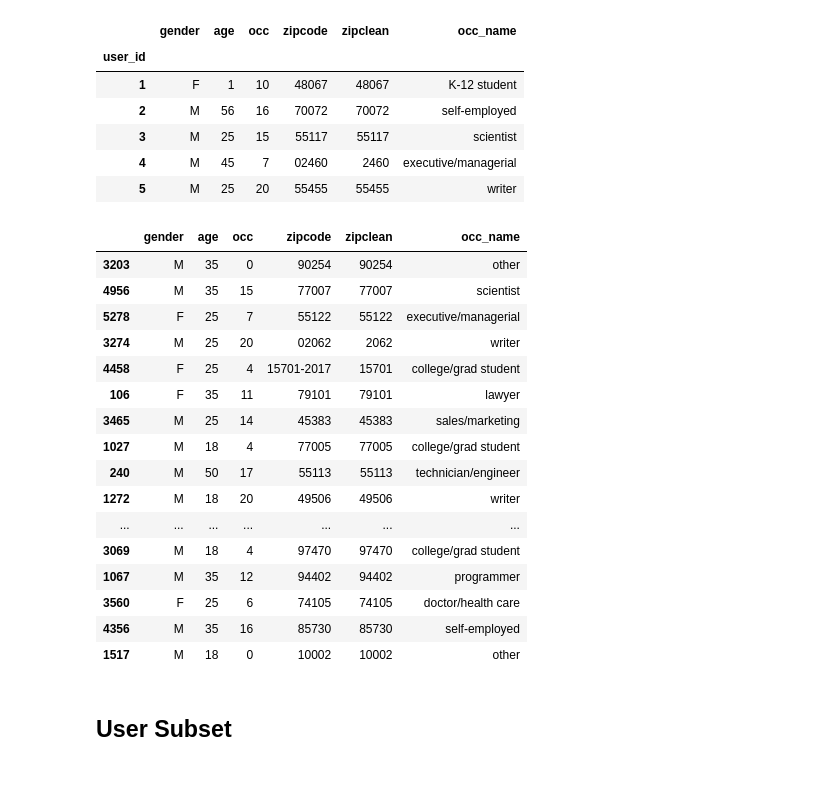
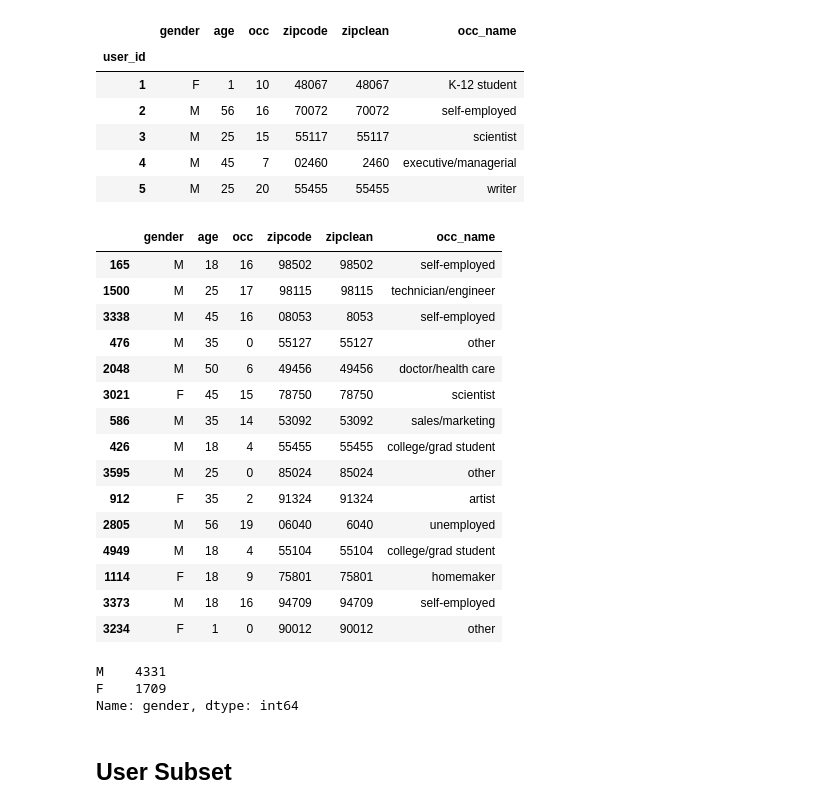
Before and after one commit to branlindsey/movie_recommender, a Jupyter notebook: spark_model.ipynb, the cells around one changed output. Cells and saved outputs as stored; diff of their text form; code cells hidden in the pictures; blank space fills up the shorter version.

```diff
--- a/spark_model.ipynb
+++ b/spark_model.ipynb
@@ -594,31 +594,36 @@ users.head()
 | 4 | M | 45 | 7 | 02460 | 2460 | executive/managerial |
 | 5 | M | 25 | 20 | 55455 | 55455 | writer |
 # %%
-top_20 = df_users.sort_values(by='Feature1', ascending=False).index[:20]
+top_15 = df_users.sort_values(by='Feature1', ascending=False).index[:15]
 # %%
 top_20_two = df_users.sort_values(by='Feature2', ascending=False).index[:20]
 # %%
 top_20_three = df_users.sort_values(by='Feature3', ascending=False).index[:20]
 # %%
-users.loc[top_20_three]
+users.loc[top_15]
 # %% [output]
 |  | gender | age | occ | zipcode | zipclean | occ_name |
-| 3203 | M | 35 | 0 | 90254 | 90254 | other |
-| 4956 | M | 35 | 15 | 77007 | 77007 | scientist |
-| 5278 | F | 25 | 7 | 55122 | 55122 | executive/managerial |
-| 3274 | M | 25 | 20 | 02062 | 2062 | writer |
-| 4458 | F | 25 | 4 | 15701-2017 | 15701 | college/grad student |
-| 106 | F | 35 | 11 | 79101 | 79101 | lawyer |
-| 3465 | M | 25 | 14 | 45383 | 45383 | sales/marketing |
-| 1027 | M | 18 | 4 | 77005 | 77005 | college/grad student |
-| 240 | M | 50 | 17 | 55113 | 55113 | technician/engineer |
-| 1272 | M | 18 | 20 | 49506 | 49506 | writer |
-| ... | ... | ... | ... | ... | ... | ... |
-| 3069 | M | 18 | 4 | 97470 | 97470 | college/grad student |
-| 1067 | M | 35 | 12 | 94402 | 94402 | programmer |
-| 3560 | F | 25 | 6 | 74105 | 74105 | doctor/health care |
-| 4356 | M | 35 | 16 | 85730 | 85730 | self-employed |
-| 1517 | M | 18 | 0 | 10002 | 10002 | other |
+| 165 | M | 18 | 16 | 98502 | 98502 | self-employed |
+| 1500 | M | 25 | 17 | 98115 | 98115 | technician/engineer |
+| 3338 | M | 45 | 16 | 08053 | 8053 | self-employed |
+| 476 | M | 35 | 0 | 55127 | 55127 | other |
+| 2048 | M | 50 | 6 | 49456 | 49456 | doctor/health care |
+| 3021 | F | 45 | 15 | 78750 | 78750 | scientist |
+| 586 | M | 35 | 14 | 53092 | 53092 | sales/marketing |
+| 426 | M | 18 | 4 | 55455 | 55455 | college/grad student |
+| 3595 | M | 25 | 0 | 85024 | 85024 | other |
+| 912 | F | 35 | 2 | 91324 | 91324 | artist |
+| 2805 | M | 56 | 19 | 06040 | 6040 | unemployed |
+| 4949 | M | 18 | 4 | 55104 | 55104 | college/grad student |
+| 1114 | F | 18 | 9 | 75801 | 75801 | homemaker |
+| 3373 | M | 18 | 16 | 94709 | 94709 | self-employed |
+| 3234 | F | 1 | 0 | 90012 | 90012 | other |
+# %%
+users['gender'].value_counts()
+# %% [output]
+M    4331
+F    1709
+Name: gender, dtype: int64
 # %% [markdown]
 ## User Subset
 # %%
```
Also changed, not shown: parts of 1 cell of this notebook, 4 other files.
